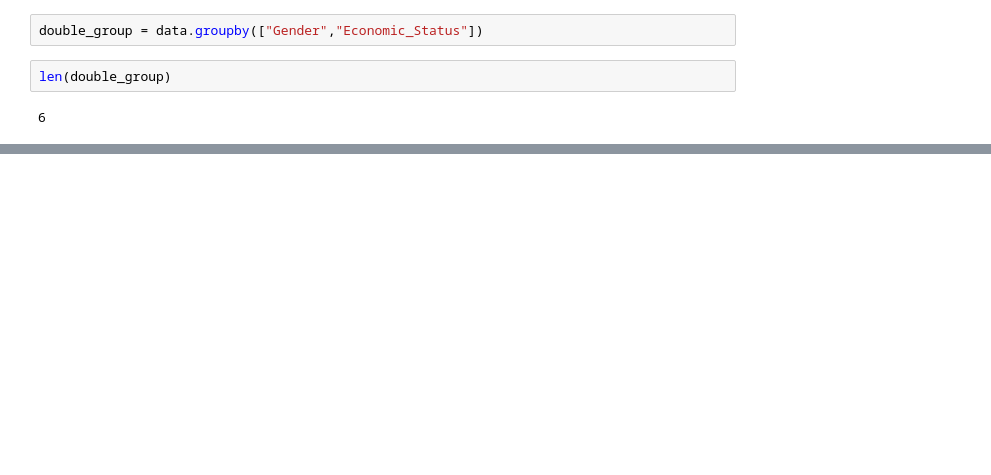
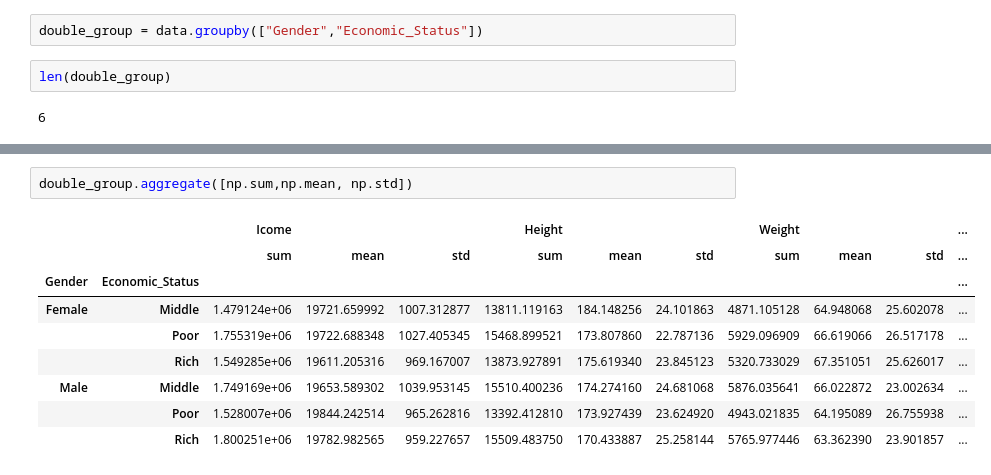
Before and after one commit to Kaiziferr/Data_Science_Workshops, a Jupyter notebook: Workshop_4/Dummy_Data_set.ipynb, the cells around one changed output, grey strips where cells are left out. Cells and saved outputs as stored; diff of their text form; blank space fills up the shorter version.

```diff
--- a/Workshop_4/Dummy_Data_set.ipynb
+++ b/Workshop_4/Dummy_Data_set.ipynb
@@ -212,0 +313,12 @@ for names, groups in double_group:
+# %%
+double_group.aggregate([np.sum,np.mean, np.std])
+# %% [output]
+|  |  | Icome |  |  | Height |  |  | Weight |  |  | ... |
+|  |  | sum | mean | std | sum | mean | std | sum | mean | std | ... |
+| Gender | Economic_Status |  |  |  |  |  |  |  |  |  | ... |
+| Female | Middle | 1.479124e+06 | 19721.659992 | 1007.312877 | 13811.119163 | 184.148256 | 24.101863 | 4871.105128 | 64.948068 | 25.602078 | ... |
+|  | Poor | 1.755319e+06 | 19722.688348 | 1027.405345 | 15468.899521 | 173.807860 | 22.787136 | 5929.096909 | 66.619066 | 26.517178 | ... |
+|  | Rich | 1.549285e+06 | 19611.205316 | 969.167007 | 13873.927891 | 175.619340 | 23.845123 | 5320.733029 | 67.351051 | 25.626017 | ... |
+| Male | Middle | 1.749169e+06 | 19653.589302 | 1039.953145 | 15510.400236 | 174.274160 | 24.681068 | 5876.035641 | 66.022872 | 23.002634 | ... |
+|  | Poor | 1.528007e+06 | 19844.242514 | 965.262816 | 13392.412810 | 173.927439 | 23.624920 | 4943.021835 | 64.195089 | 26.755938 | ... |
+|  | Rich | 1.800251e+06 | 19782.982565 | 959.227657 | 15509.483750 | 170.433887 | 25.258144 | 5765.977446 | 63.362390 | 23.901857 | ... |
```
Also changed, not shown: parts of 33 cells of this notebook.
